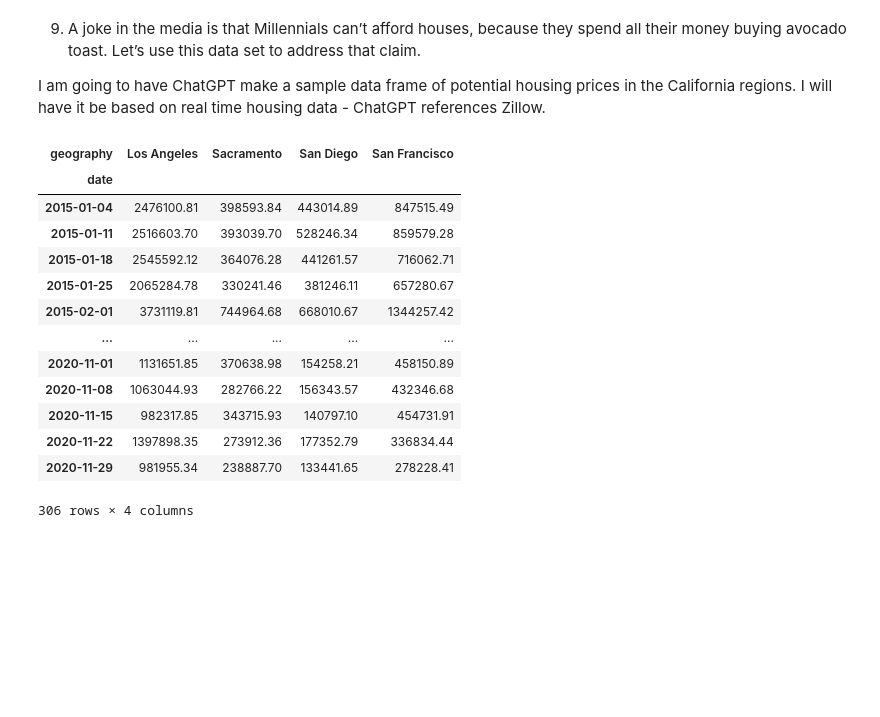
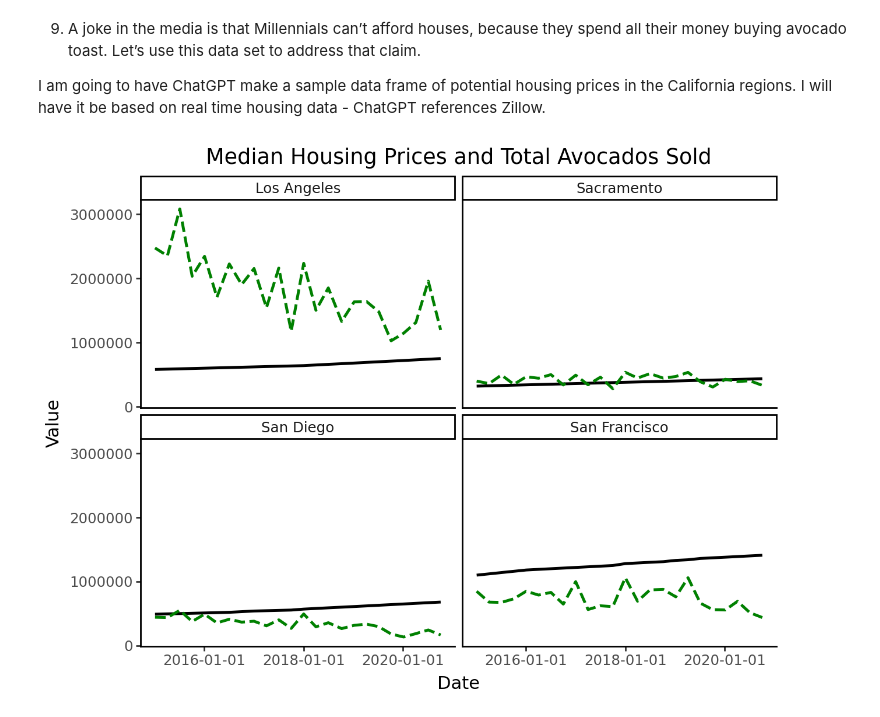
Before and after one commit to r-morag/Labs---GSB-544, a Jupyter notebook: lab2.ipynb, the cells around one changed output. Drawn from its saved outputs; the diff is of its cells as text; code cells hidden in the pictures; blank space fills up the shorter version.

```diff
--- a/lab2.ipynb
+++ b/lab2.ipynb
@@ -212,12 +214,12 @@ from datetime import datetime
 
 housing_data = {
     "date": [
-        datetime(2015, 1, 1), datetime(2015, 4, 1), datetime(2015, 7, 1), datetime(2015, 10, 1),
-        datetime(2016, 1, 1), datetime(2016, 4, 1), datetime(2016, 7, 1), datetime(2016, 10, 1),
-        datetime(2017, 1, 1), datetime(2017, 4, 1), datetime(2017, 7, 1), datetime(2017, 10, 1),
-        datetime(2018, 1, 1), datetime(2018, 4, 1), datetime(2018, 7, 1), datetime(2018, 10, 1),
-        datetime(2019, 1, 1), datetime(2019, 4, 1), datetime(2019, 7, 1), datetime(2019, 10, 1),
-        datetime(2020, 1, 1), datetime(2020, 4, 1), datetime(2020, 7, 1), datetime(2020, 10, 1)
+        datetime(2015, 1, 4), datetime(2015, 4, 5), datetime(2015, 7, 5), datetime(2015, 10, 4),
+        datetime(2016, 1, 3), datetime(2016, 4, 3), datetime(2016, 7, 3), datetime(2016, 10, 2),
+        datetime(2017, 1, 1), datetime(2017, 4, 2), datetime(2017, 7, 2), datetime(2017, 10, 1),
+        datetime(2018, 1, 1), datetime(2018, 4, 1), datetime(2018, 7, 1), datetime(2018, 10, 7),
+        datetime(2019, 1, 7), datetime(2019, 4, 7), datetime(2019, 7, 7), datetime(2019, 10, 6),
+        datetime(2020, 1, 6), datetime(2020, 4, 5), datetime(2020, 7, 5), datetime(2020, 10, 4)
     ],
     "San Diego": [
         490000, 495000, 500000, 505000, 510000, 515000, 520000, 530000,
@@ -243,25 +245,27 @@ housing_data = {
 
 housing_df = pd.DataFrame(housing_data)
 # %%
-cali_df = california_df[["date", "geography", "total_avocados"]]
+cali_df = california_df[["date", "geography", "total_avocados", "year"]]
 
-cali_df = cali_df.groupby(["date", "geography"])["total_avocados"].sum().reset_index().pivot_table(index="date", columns="geography", values="total_avocados", fill_value=0)
+cali_df = cali_df.groupby(["date", "geography"])["total_avocados"].sum().reset_index()
-# %%
-cali_df
-# %% [output]
-| geography | Los Angeles | Sacramento | San Diego | San Francisco |
-| date |  |  |  |  |
-| 2015-01-04 | 2476100.81 | 398593.84 | 443014.89 | 847515.49 |
-| 2015-01-11 | 2516603.70 | 393039.70 | 528246.34 | 859579.28 |
-| 2015-01-18 | 2545592.12 | 364076.28 | 441261.57 | 716062.71 |
-| 2015-01-25 | 2065284.78 | 330241.46 | 381246.11 | 657280.67 |
-| 2015-02-01 | 3731119.81 | 744964.68 | 668010.67 | 1344257.42 |
-| ... | ... | ... | ... | ... |
-| 2020-11-01 | 1131651.85 | 370638.98 | 154258.21 | 458150.89 |
-| 2020-11-08 | 1063044.93 | 282766.22 | 156343.57 | 432346.68 |
-| 2020-11-15 | 982317.85 | 343715.93 | 140797.10 | 454731.91 |
-| 2020-11-22 | 1397898.35 | 273912.36 | 177352.79 | 336834.44 |
-| 2020-11-29 | 981955.34 | 238887.70 | 133441.65 | 278228.41 |
-306 rows × 4 columns
+# %%
+housing_df = housing_df.melt(id_vars=["date"],
+                                      var_name="geography",
+                                      value_name="median_housing_price")
 # %%
-avocado_housing = pd.merge(cali_df, housing_df, on="date", how="outer")
+housing_avocado_df = pd.merge(housing_df, cali_df, on=['date', 'geography'], how="inner")
+# %%
+from plotnine import ggplot, aes, geom_line, facet_wrap, labs, theme_classic
+
+(ggplot(housing_avocado_df, aes(x="date"))
+    + geom_line(aes(y="median_housing_price"), color="black", size=1, linetype="solid")
+    + geom_line(aes(y="total_avocados"), color="green", size=1, linetype="dashed")
+    + facet_wrap("~ geography")
+    + labs(title="Median Housing Prices and Total Avocados Sold",
+         x="Date",
+         y="Value",
+         color="Geography")
+    + theme_classic()
+)
+# %% [output]
+[figure, added]
```
Also changed, not shown: parts of 2 cells of this notebook.
